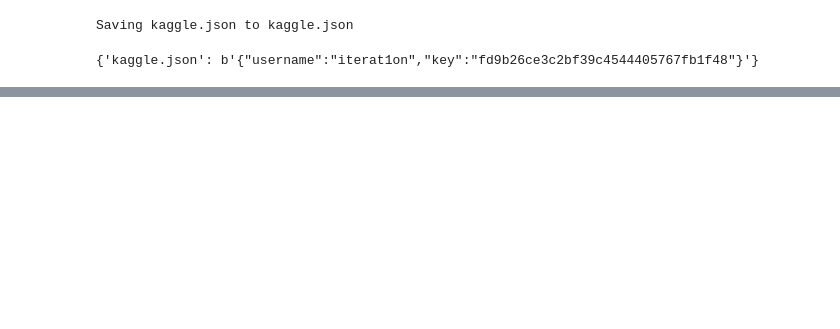
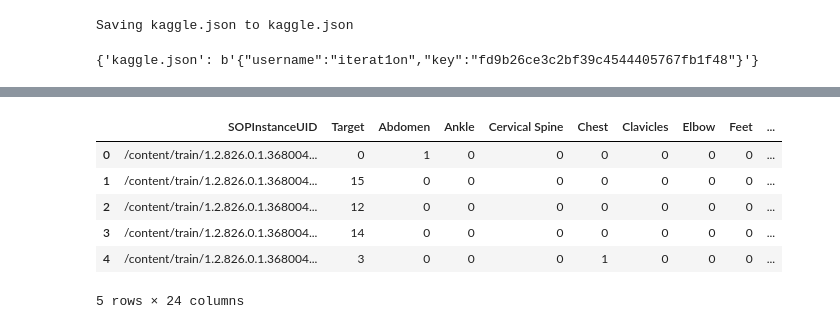
Before and after one commit to iterat1on/Realtime_abnomal_driving_detection, a Jupyter notebook: test_2.ipynb, the cells around one changed output, grey strips where cells are left out. Cells and saved outputs as stored; diff of their text form; code cells hidden in the pictures; blank space fills up the shorter version.

```diff
--- a/test_2.ipynb
+++ b/test_2.ipynb
@@ -219,0 +101,10 @@ fig.show()
+# %%
+class_names = np.array(["Abdomen", "Ankle", "Cervical Spine", "Chest",
+                        "Clavicles", "Elbow", "Feet", "Finger",
+                        "Forearm", "Hand", "Hip", "Knee",
+                        "Lower Leg", "Lumbar Spine", "Others", "Pelvis",
+                        "Shoulder", "Sinus", "Skull", "Thigh",
+                        "Thoracic Spine", "Wrist"])
+# %%
+df = pd.read_csv("/content/train.csv")
+df.head()
@@ -219,0 +118,25 @@ fig.show()
+# %%
+images_path = "/content/train/"
+temp_SOPInstanceUID = []
+for i in df.SOPInstanceUID:
+    temp_SOPInstanceUID.append(images_path + i + ".png")
+df.SOPInstanceUID = temp_SOPInstanceUID
+# %%
+num_classes = 22
+targets = np.zeros((len(df.Target), num_classes), dtype=int)
+for i, t in enumerate(df.Target):
+    target = t.strip().split()
+    for j in target:
+        targets[i, int(j)] = 1
+# %%
+df2 = pd.DataFrame(targets, columns=class_names)
+df = pd.concat([df, df2], axis=1)
+df.head()
+# %% [output]
+|  | SOPInstanceUID | Target | Abdomen | Ankle | Cervical Spine | Chest | Clavicles | Elbow | Feet | ... |
+| 0 | /content/train/1.2.826.0.1.368004... | 0 | 1 | 0 | 0 | 0 | 0 | 0 | 0 | ... |
+| 1 | /content/train/1.2.826.0.1.368004... | 15 | 0 | 0 | 0 | 0 | 0 | 0 | 0 | ... |
+| 2 | /content/train/1.2.826.0.1.368004... | 12 | 0 | 0 | 0 | 0 | 0 | 0 | 0 | ... |
+| 3 | /content/train/1.2.826.0.1.368004... | 14 | 0 | 0 | 0 | 0 | 0 | 0 | 0 | ... |
+| 4 | /content/train/1.2.826.0.1.368004... | 3 | 0 | 0 | 0 | 1 | 0 | 0 | 0 | ... |
+5 rows × 24 columns
```
Also changed, not shown: parts of 22 cells of this notebook.
